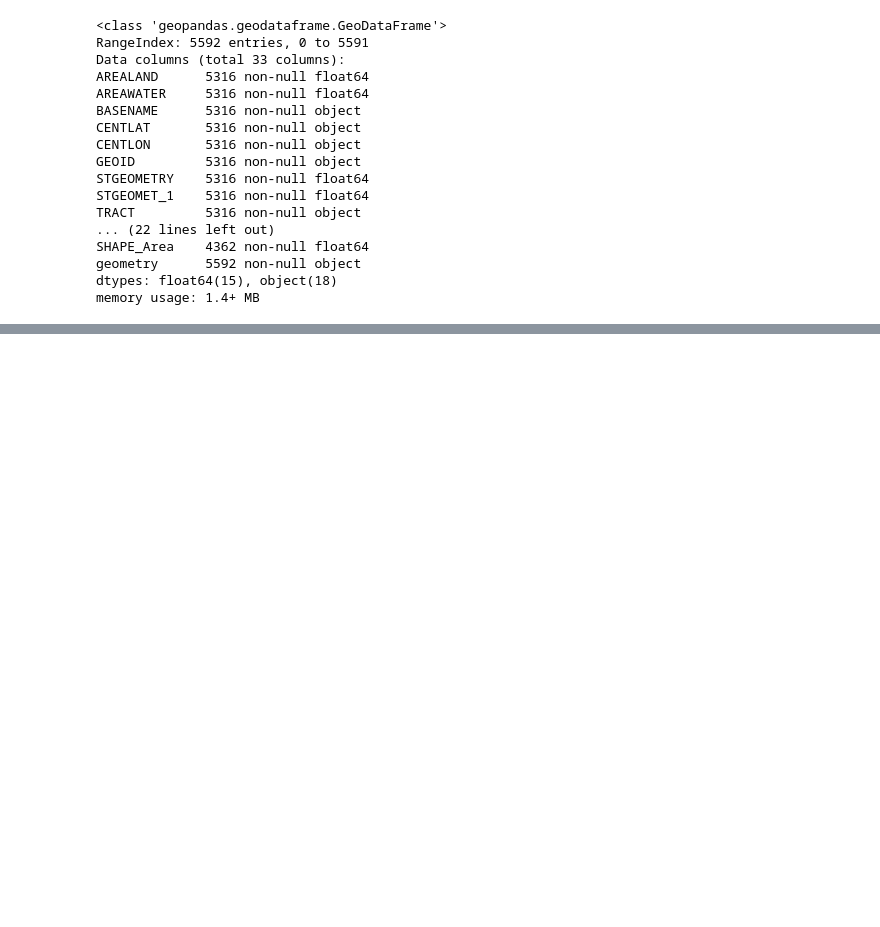
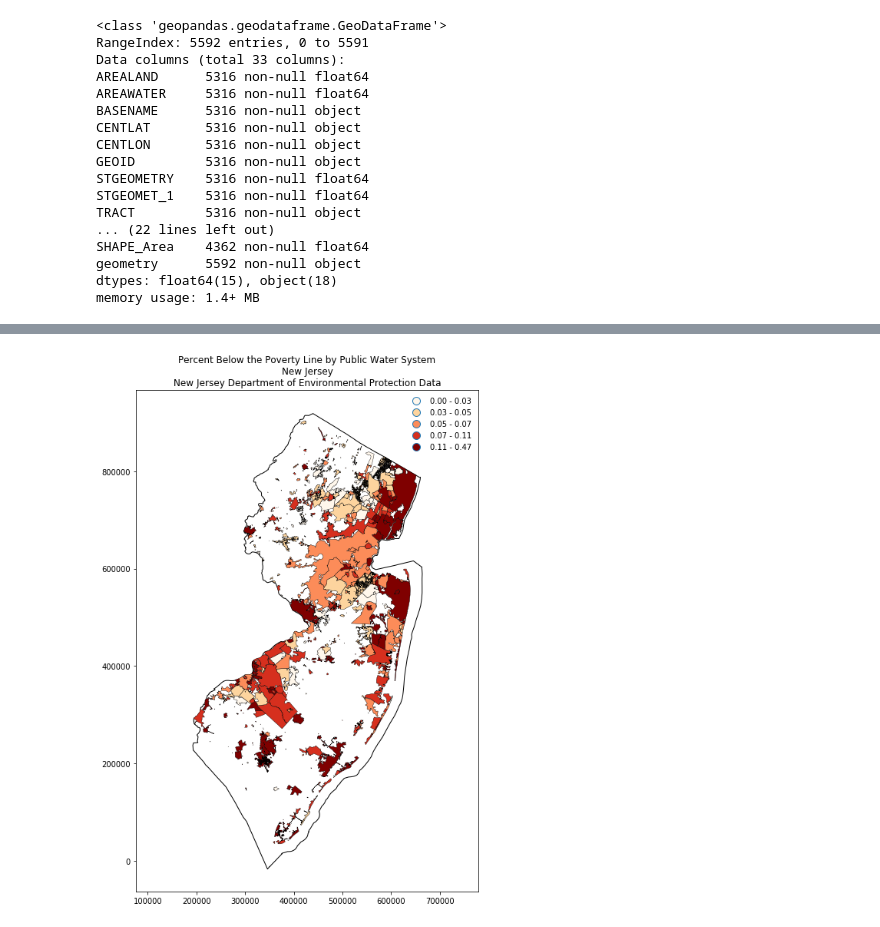
Before and after one commit to zstatmanweil/EJ-analysis-map, a Jupyter notebook: SpatialAnalysis/ArealWeighting.ipynb, the cells around one changed output, grey strips where cells are left out. Saved outputs shown, nothing was run; the diff lists cells and outputs as text; code cells hidden in the pictures; blank space fills up the shorter version.

```diff
--- a/SpatialAnalysis/ArealWeighting.ipynb
+++ b/SpatialAnalysis/ArealWeighting.ipynb
@@ -180,0 +257,51 @@ union['UnionPOC_pop'] = (union['Union_area'] / union['Tract_area']) * union['POC
+# %%
+# Add in columns for percentage people below the poverty line and percentage
+# people of color
+PWS_agg['perc_pov'] = PWS_agg['Union_pov_pop'] / PWS_agg['Union_total_pop']
+PWS_agg['perc_POC'] = PWS_agg['UnionPOC_pop'] / PWS_agg['Union_total_pop']
+# %%
+# Get the NJ state boundary from the TIGER API to plot with the data (see Census
+# Jupyter Notebook for more exploration of this process)
+con = cen.base.Connection('ACSDT5Y2017')
+con.set_mapservice('tigerWMS_ACS2017')
+
+#Get state boundary data
+NJ_boundary = con.mapservice.query(layer=82, where='STATE=34',pkg='geopandas')
+# %%
+# The current way the crs is stored is a dictionary using latestwkid, which causes errors during export. I converted the crs
+# dictionary into one readable by geopandas, but it is not transforming the data in any way.
+NJ_boundary.crs = {'init': 'epsg:3857'}
+# %%
+#Transform to same projection as PWS data
+NJ_boundary=NJ_boundary.to_crs(PWS_agg.crs)
+# %%
+# Plotting percent below the poverty line by public water system
+# Plot the data
+fig, ax = plt.subplots(figsize = (8,12))
+NJ_boundary.plot(ax=ax,
+                edgecolor='black',
+                facecolor='white')
+PWS_agg.plot(ax = ax,
+             column='perc_pov',
+             scheme='QUANTILES',
+             k=5,cmap='OrRd',
+             edgecolor='black',
+             linewidth=0.4,
+             legend=True)
+
+# Geopandas source codes as the legend as a second axis
+legend = ax.get_legend()
+legend.get_frame().set_linewidth(0.0)
+#legend.set(title = 'Percentage Below the Poverty Line')
+
+# Add title to map
+ax.set(title = "Percent Below the Poverty Line by Public Water System\n" +
+       "New Jersey\n"+
+       "New Jersey Department of Environmental Protection Data")
+
+# Turn off the axis
+plt.axis('equal')
+#ax.set_axis_off()
+plt.show()
+# %% [output]
+[figure, added]
```
Also changed, not shown: parts of 14 cells of this notebook.
